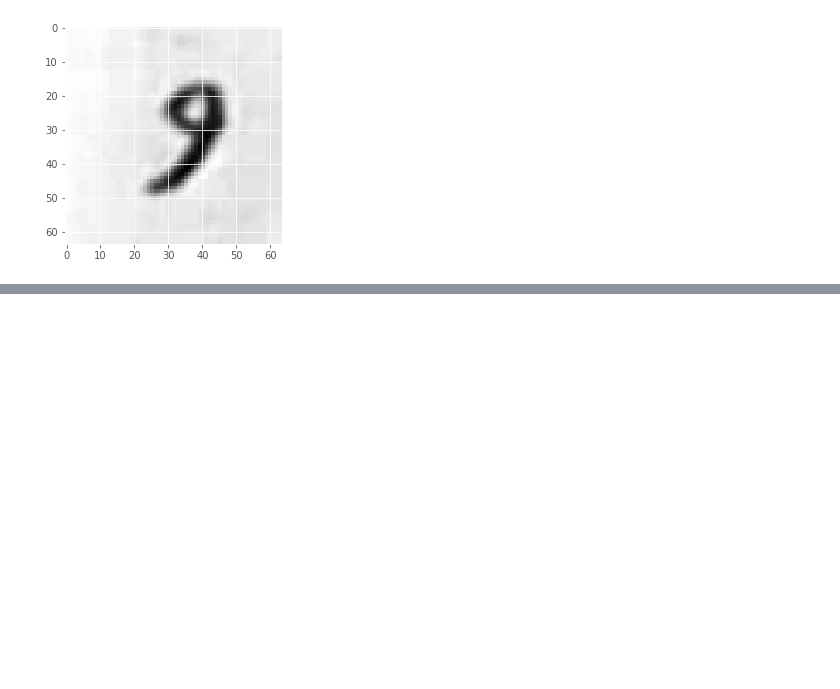
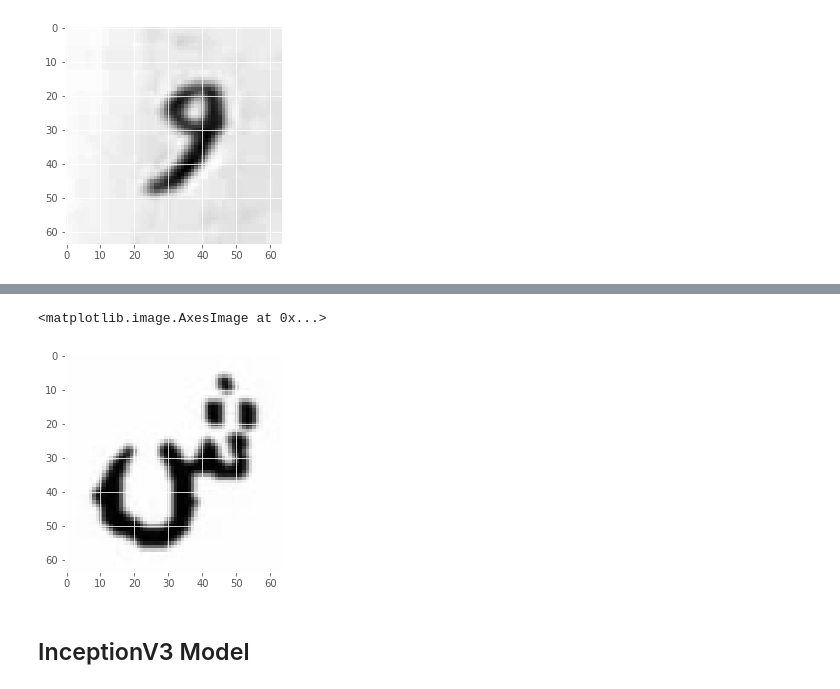
Before and after one commit to ali-f-alfa/Persian-Handwriting-Recognition, a Jupyter notebook: Persian_Handwriting_Character_Recognition_.ipynb, the cells around one changed output, grey strips where cells are left out. Cells and saved outputs as stored; diff of their text form; code cells hidden in the pictures; blank space fills up the shorter version.

```diff
--- a/Persian_Handwriting_Character_Recognition_.ipynb
+++ b/Persian_Handwriting_Character_Recognition_.ipynb
@@ -713,0 +831,12 @@ Ze
+# %%
+image = cv2.imread("SHIN.jpg")
+# image = cv2.cvtColor(image, cv2.COLOR_BGR2GRAY)
+image = cv2.resize(image, (64, 64))
+image = np.expand_dims(image, axis=0)
+list_dict_val = list((train_generator.class_indices.values()))
+list_dict_key = list((train_generator.class_indices.keys()))
+
+print(list_dict_key[list_dict_val.index(np.argmax(model.predict(image), axis=-1))])
+
+plt.imshow(image[0], cmap='gray')
+# %% [output]
@@ -713,0 +845,4 @@ Ze
+<matplotlib.image.AxesImage at 0x...>
+[figure, added]
+# %% [markdown]
+## InceptionV3 Model
```
Also changed, not shown: parts of 23 cells of this notebook.
